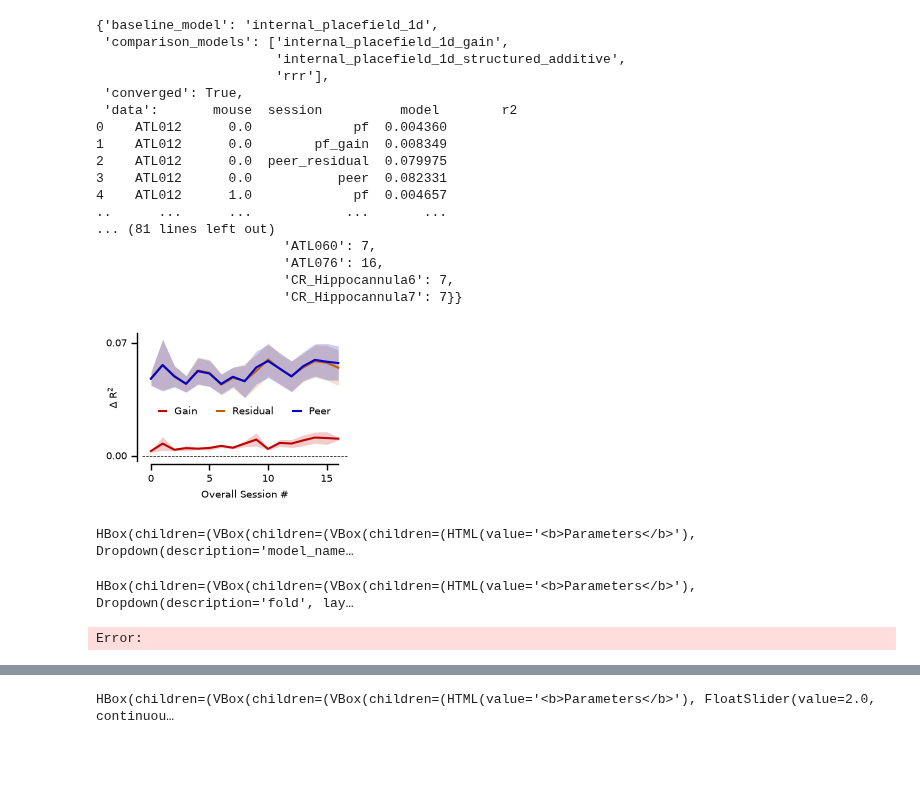
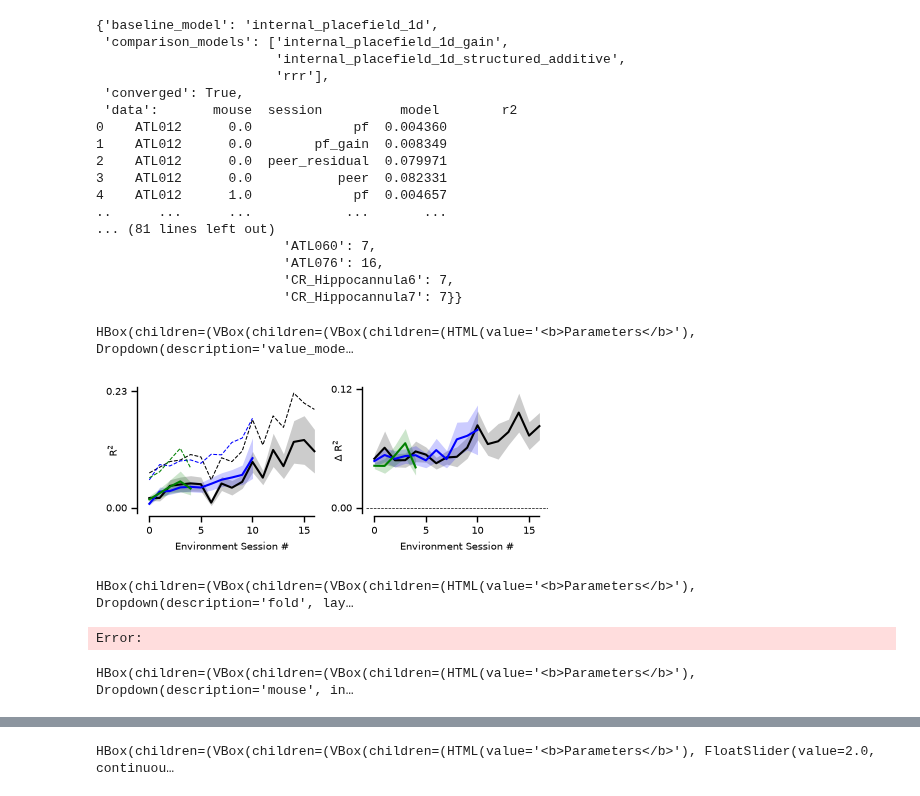
Before and after one commit to landoskape/vrAnalysis, a Jupyter notebook: dimensionality_manuscript/dim_regression_figures_refactor.ipynb, the cells around one changed output, grey strips where cells are left out. Saved outputs shown, nothing was run; the diff lists cells and outputs as text; code cells hidden in the pictures; blank space fills up the shorter version.

```diff
--- a/dimensionality_manuscript/dim_regression_figures_refactor.ipynb
+++ b/dimensionality_manuscript/dim_regression_figures_refactor.ipynb
@@ -357,7 +423,7 @@ if report_stats:
     stats = viewer.measure_statistics(viewer.state)
     pprint(stats)
 
-show_viewer = False
+show_viewer = True
 if show_viewer:
     viewer.show()
 
@@ -377,7 +443,7 @@ else:
  'data':       mouse  session          model        r2
 0    ATL012      0.0             pf  0.004360
 1    ATL012      0.0        pf_gain  0.008349
-2    ATL012      0.0  peer_residual  0.079975
+2    ATL012      0.0  peer_residual  0.079971
 3    ATL012      0.0           peer  0.082331
 4    ATL012      1.0             pf  0.004657
 ..      ...      ...            ...       ...
@@ -386,35 +452,37 @@ else:
                         'ATL076': 16,
                         'CR_Hippocannula6': 7,
                         'CR_Hippocannula7': 7}}
-[figure, removed]
+HBox(children=(VBox(children=(VBox(children=(HTML(value='<b>Parameters</b>'), Dropdown(description='value_mode…
 # %%
 from dimensionality_manuscript.figure_scripts.figure2 import RegressionFamiliarityByEnvViewer
 
 viewer = RegressionFamiliarityByEnvViewer(
     results,
     spks_type = "sigrebase",
+    min_mice = 3,
     activity_parameters_name = "std",
     style = "errorPlot",
     auto_ylim = True,
     legend_options = dict(visible=False),
     show_zero_line=True,
+    show_reference_mean=True,
     figsize = (4.5, 1.75),
     fontsize = 7,
 )
 
-show_viewer = True
+show_viewer = False
 if show_viewer:
     viewer.show()
 
 else:
     fig = viewer.plot(viewer.state)
     plt.show()
 
     save = True
     if save:
         save_figure(fig, figure_path / "regression_by_familiarity_by_env")
 # %% [output]
-HBox(children=(VBox(children=(VBox(children=(HTML(value='<b>Parameters</b>'), Dropdown(description='model_name…
+[figure, added]
 # %%
 from dimensionality_manuscript.figure_scripts.figure2 import ModelPlacefieldResidualFamiliarityViewer
 
@@ -474,6 +542,20 @@ Error:
 #     save = True
 #     if save:
 #         save_figure(fig, figure_path / "regression_dim_sweep")
+# %%
+from dimensionality_manuscript.figure_scripts.figure2 import TrialGainFocus
+
+viewer = TrialGainFocus(
+    results,
+    mouse="ATL027",
+    example_session="ATL027/2023-07-27/701",
+    roi=180, # 180 or 211 for one that is less consistent
+    env=0,
+    trial=9,
+)
+viewer.show()
+# %% [output]
+HBox(children=(VBox(children=(VBox(children=(HTML(value='<b>Parameters</b>'), Dropdown(description='mouse', in…
 # %%
 import numpy as np
 from dimensionality_manuscript.figure_scripts.figure2 import PlacefieldGainViewer
```
Also changed, not shown: parts of 15 cells of this notebook, 38 other files.
